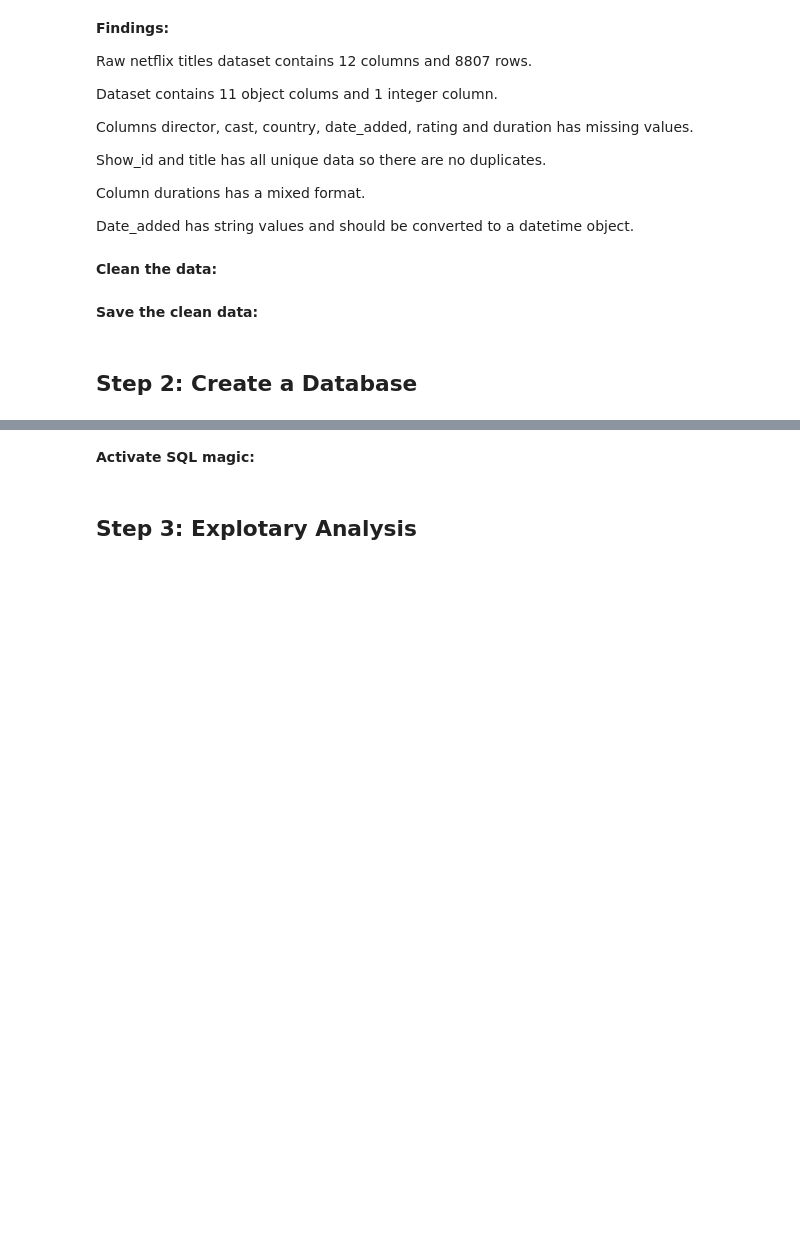
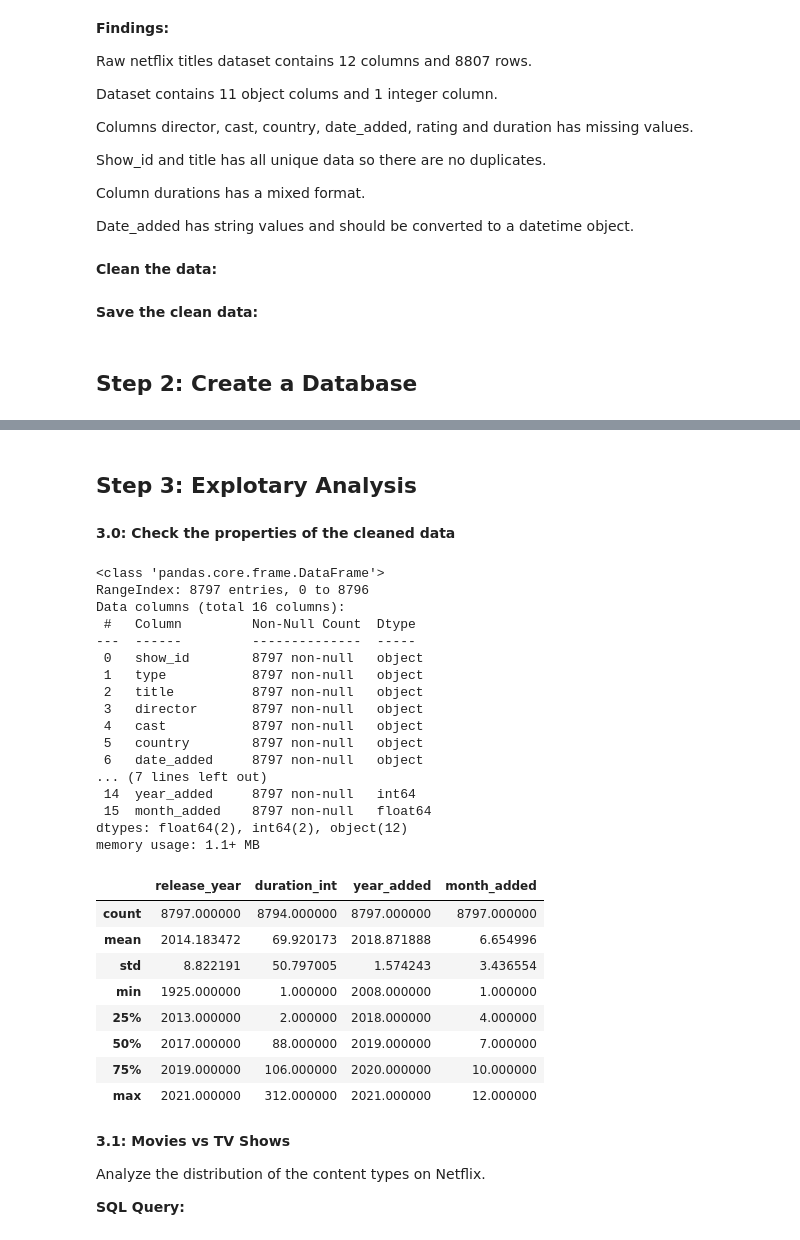
Before and after one commit to sudeirmaak/Netflix-EDA-Project, a Jupyter notebook: notebook/main.ipynb, the cells around one changed output, grey strips where cells are left out. Saved outputs shown, nothing was run; the diff lists cells and outputs as text; code cells hidden in the pictures; blank space fills up the shorter version.

```diff
--- a/notebook/main.ipynb
+++ b/notebook/main.ipynb
@@ -102,2 +109,0 @@ conn.close()
-# %% [markdown]
-**Activate SQL magic:**
@@ -107,2 +110,42 @@ conn.close()
 # %% [markdown]
 ## Step 3: Explotary Analysis
+# %% [markdown]
+**3.0: Check the properties of the cleaned data**
+# %%
+df = pd.read_sql('SELECT * FROM netflix', conn)
+df.head()
+df.info()
+df.describe()
+# %% [output]
+<class 'pandas.core.frame.DataFrame'>
+RangeIndex: 8797 entries, 0 to 8796
+Data columns (total 16 columns):
+ #   Column         Non-Null Count  Dtype
+---  ------         --------------  -----
+ 0   show_id        8797 non-null   object
+ 1   type           8797 non-null   object
+ 2   title          8797 non-null   object
+ 3   director       8797 non-null   object
+ 4   cast           8797 non-null   object
+ 5   country        8797 non-null   object
+ 6   date_added     8797 non-null   object
+... (7 lines left out)
+ 14  year_added     8797 non-null   int64
+ 15  month_added    8797 non-null   float64
+dtypes: float64(2), int64(2), object(12)
+memory usage: 1.1+ MB
+|  | release_year | duration_int | year_added | month_added |
+| count | 8797.000000 | 8794.000000 | 8797.000000 | 8797.000000 |
+| mean | 2014.183472 | 69.920173 | 2018.871888 | 6.654996 |
+| std | 8.822191 | 50.797005 | 1.574243 | 3.436554 |
+| min | 1925.000000 | 1.000000 | 2008.000000 | 1.000000 |
+| 25% | 2013.000000 | 2.000000 | 2018.000000 | 4.000000 |
+| 50% | 2017.000000 | 88.000000 | 2019.000000 | 7.000000 |
+| 75% | 2019.000000 | 106.000000 | 2020.000000 | 10.000000 |
+| max | 2021.000000 | 312.000000 | 2021.000000 | 12.000000 |
+# %% [markdown]
+**3.1: Movies vs TV Shows**
+
+Analyze the distribution of the content types on Netflix.
+
+**SQL Query:**
```
Also changed, not shown: parts of 20 cells of this notebook, 3 other files.
